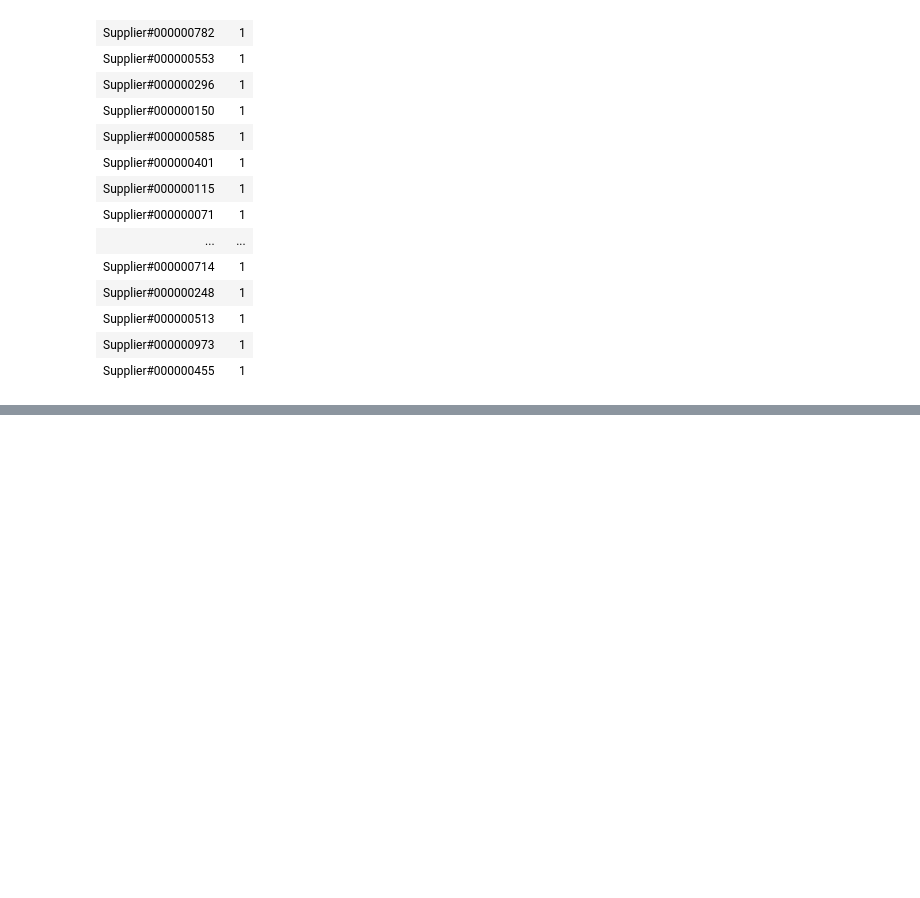
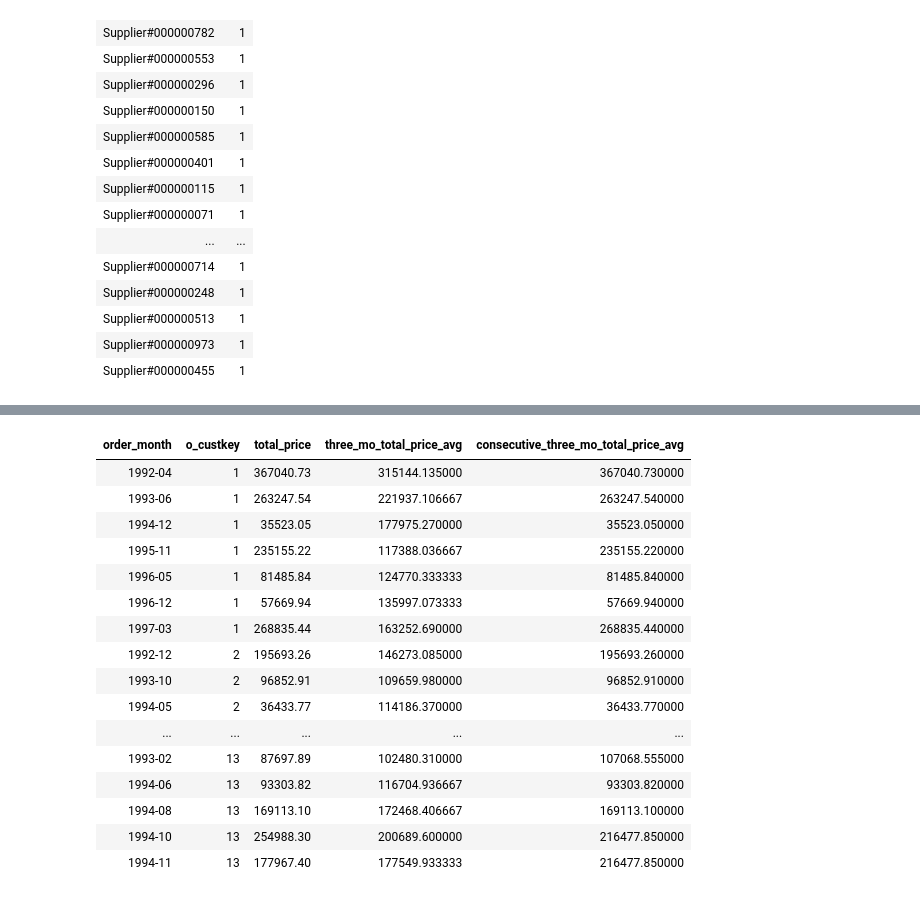
Before and after one commit to dannykhant/de101, a Jupyter notebook: notebooks/starter-notebook.ipynb, the cells around one changed output, grey strips where cells are left out. Saved outputs shown, nothing was run; the diff lists cells and outputs as text; code cells hidden in the pictures; blank space fills up the shorter version.

```diff
--- a/notebooks/starter-notebook.ipynb
+++ b/notebooks/starter-notebook.ipynb
@@ -459,0 +470,55 @@ ORDER BY
+# %%
+%%sql
+WITH
+  agg AS (
+    SELECT
+      date_format (o_orderdate, 'yyyy-MM-01') AS order_month,
+      o_custkey,
+      SUM(o_totalprice) AS total_price
+    FROM
+      orders
+    GROUP BY
+      date_format (o_orderdate, 'yyyy-MM-01'),
+      o_custkey
+  )
+SELECT
+  date_format (to_date (order_month), 'yyyy-MM') AS order_month,
+  o_custkey,
+  total_price,
+  AVG(total_price) OVER (
+    PARTITION BY
+      o_custkey
+    ORDER BY
+      order_month ROWS BETWEEN 1 preceding
+      AND 1 following
+  ) AS three_mo_total_price_avg,
+  AVG(total_price) OVER (
+    PARTITION BY
+      o_custkey
+    ORDER BY
+      to_date (order_month) RANGE BETWEEN INTERVAL '1' MONTH preceding
+      AND INTERVAL '1' MONTH following
+  ) AS consecutive_three_mo_total_price_avg
+FROM
+  agg
+ORDER BY
+  o_custkey,
+  order_month
+# %% [output]
+| order_month | o_custkey | total_price | three_mo_total_price_avg | consecutive_three_mo_total_price_avg |
+| 1992-04 | 1 | 367040.73 | 315144.135000 | 367040.730000 |
+| 1993-06 | 1 | 263247.54 | 221937.106667 | 263247.540000 |
+| 1994-12 | 1 | 35523.05 | 177975.270000 | 35523.050000 |
+| 1995-11 | 1 | 235155.22 | 117388.036667 | 235155.220000 |
+| 1996-05 | 1 | 81485.84 | 124770.333333 | 81485.840000 |
+| 1996-12 | 1 | 57669.94 | 135997.073333 | 57669.940000 |
+| 1997-03 | 1 | 268835.44 | 163252.690000 | 268835.440000 |
+| 1992-12 | 2 | 195693.26 | 146273.085000 | 195693.260000 |
+| 1993-10 | 2 | 96852.91 | 109659.980000 | 96852.910000 |
+| 1994-05 | 2 | 36433.77 | 114186.370000 | 36433.770000 |
+| ... | ... | ... | ... | ... |
+| 1993-02 | 13 | 87697.89 | 102480.310000 | 107068.555000 |
+| 1994-06 | 13 | 93303.82 | 116704.936667 | 93303.820000 |
+| 1994-08 | 13 | 169113.10 | 172468.406667 | 169113.100000 |
+| 1994-10 | 13 | 254988.30 | 200689.600000 | 216477.850000 |
+| 1994-11 | 13 | 177967.40 | 177549.933333 | 216477.850000 |
```
Also changed, not shown: parts of 8 cells of this notebook.
